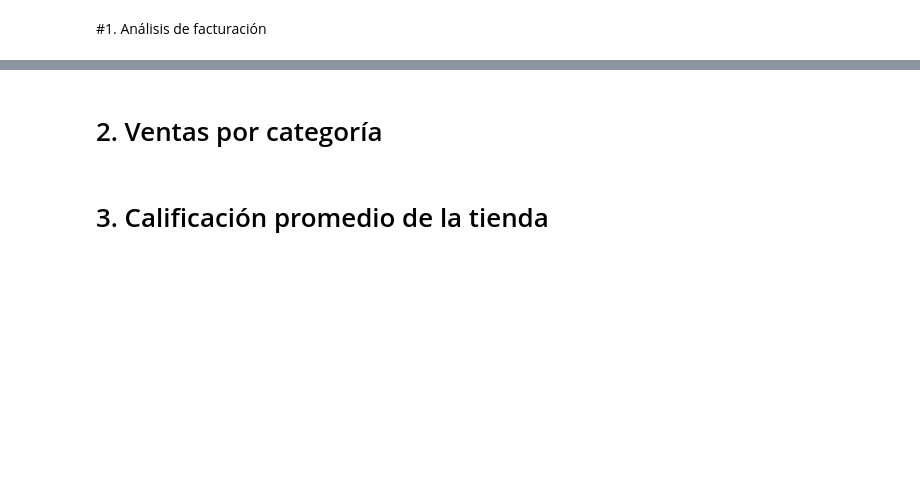
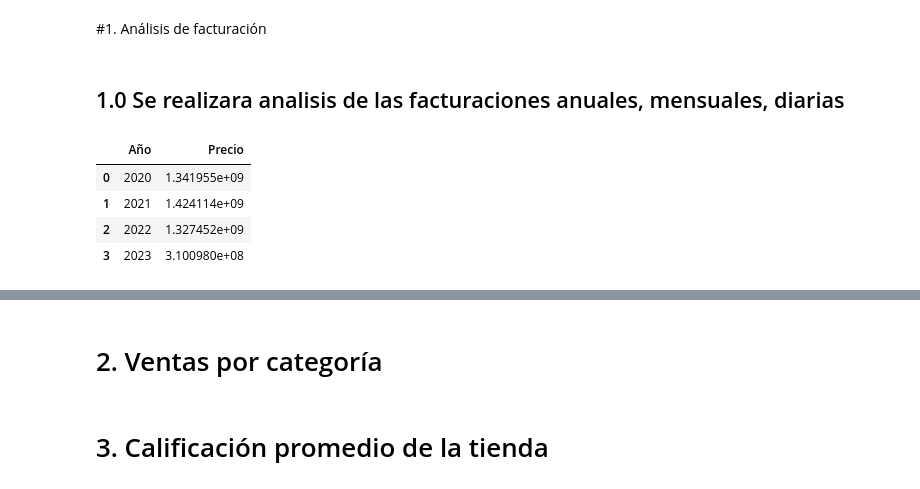
Before and after one commit to PaoloVerCoquimbo/Challenge_1_DataLover_Alura_Oracle_OneG9_08112025, a Jupyter notebook: AluraStoreLatam.ipynb, the cells around one changed output, grey strips where cells are left out. Saved outputs shown, nothing was run; the diff lists cells and outputs as text; code cells hidden in the pictures; blank space fills up the shorter version.

```diff
--- a/AluraStoreLatam.ipynb
+++ b/AluraStoreLatam.ipynb
@@ -418,2 +446,16 @@ pd.DataFrame(maestro_df.columns)
 # %% [markdown]
 #1. Análisis de facturación
+# %% [markdown]
+## 1.0 Se realizara analisis de las facturaciones anuales, mensuales, diarias
+# %%
+# Agrupamos las ventas por año usando la columna "Precio",
+# que representa el monto de la venta.
+ventas_anuales = maestro_df.groupby("Año")["Precio"].sum().reset_index()
+
+ventas_anuales
+# %% [output]
+|  | Año | Precio |
+| 0 | 2020 | 1.341955e+09 |
+| 1 | 2021 | 1.424114e+09 |
+| 2 | 2022 | 1.327452e+09 |
+| 3 | 2023 | 3.100980e+08 |
```
Also changed, not shown: parts of 6 cells of this notebook.
